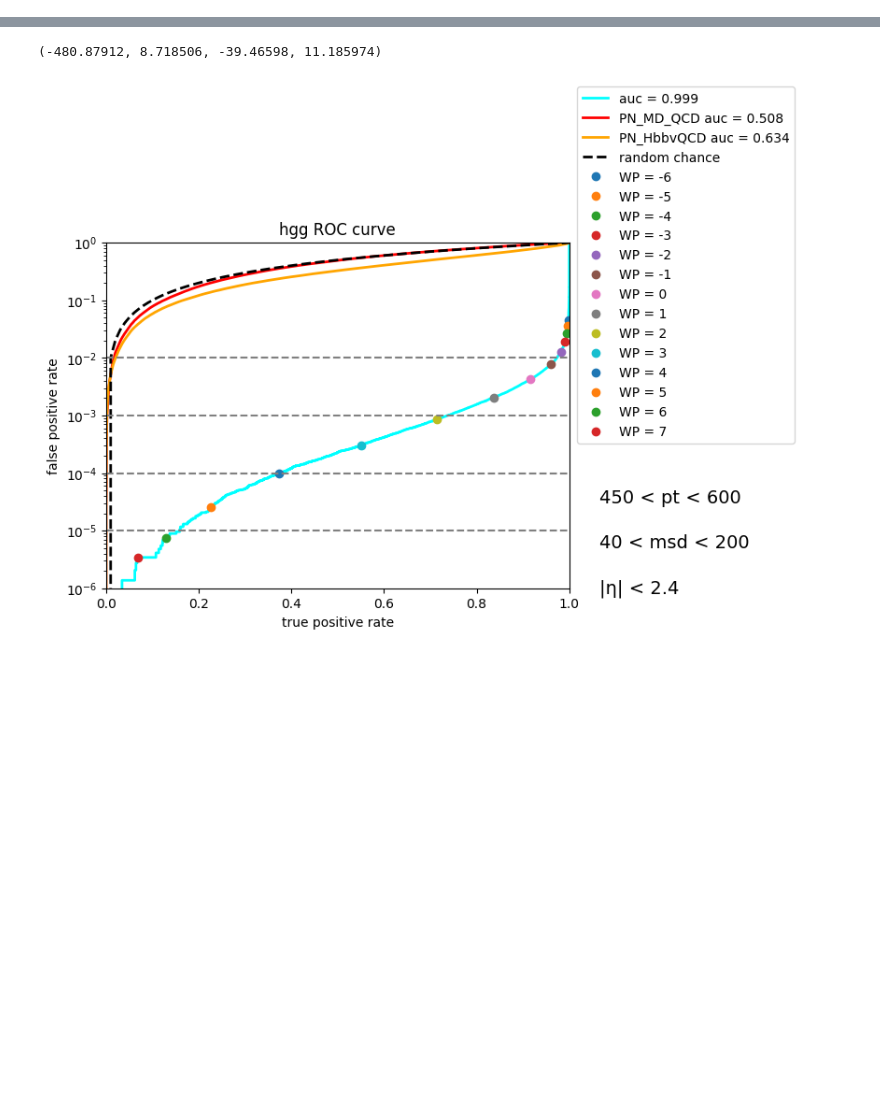
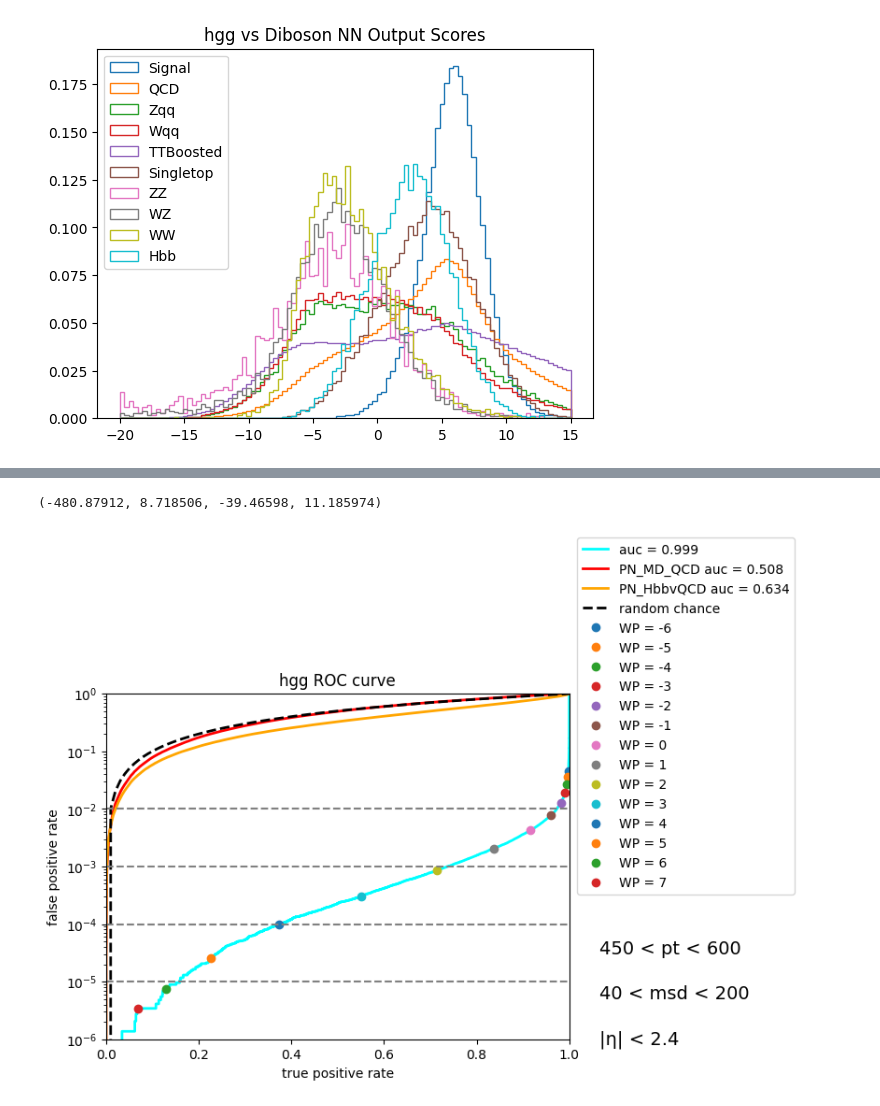
Before and after one commit to cmoore24-24/hgg, a Jupyter notebook: ml/ml_processor_work/hgg_ml_tools.ipynb, the cells around one changed output, grey strips where cells are left out. Cells and saved outputs as stored; diff of their text form; code cells hidden in the pictures; blank space fills up the shorter version.

```diff
--- a/ml/ml_processor_work/hgg_ml_tools.ipynb
+++ b/ml/ml_processor_work/hgg_ml_tools.ipynb
@@ -136,0 +191,17 @@ plt.show()
+# %%
+pltrange = (-20,15)
+plt.hist(sig_scores['dt'], bins=100, range=pltrange, label='Signal', density=True, histtype='step')
+plt.hist(qcd_scores['dt'], bins=100, range=pltrange, label='QCD', density=True, histtype='step')
+plt.hist(zqq_scores['dt'], bins=100, range=pltrange, label='Zqq', density=True, histtype='step')
+plt.hist(wqq_scores['dt'], bins=100, range=pltrange, label='Wqq', density=True, histtype='step')
+plt.hist(ttboosted_scores['dt'], bins=100, range=pltrange, label='TTBoosted', density=True, histtype='step')
+plt.hist(singletop_scores['dt'], bins=100, range=pltrange,  label='Singletop', density=True, histtype='step')
+plt.hist(zz_scores['dt'], bins=100, range=pltrange, label='ZZ', density=True, histtype='step')
+plt.hist(wz_scores['dt'], bins=100, range=pltrange, label='WZ', density=True, histtype='step')
+plt.hist(ww_scores['dt'], bins=100, range=pltrange, label='WW', density=True, histtype='step')
+plt.hist(hbb_scores['dt'], bins=100, range=pltrange, label='Hbb', density=True, histtype='step')
+plt.title(f'{use} vs Diboson NN Output Scores')
+plt.legend()
+plt.show()
+# %% [output]
+[figure, added]
```
Also changed, not shown: parts of 42 cells of this notebook, 7 other files.
